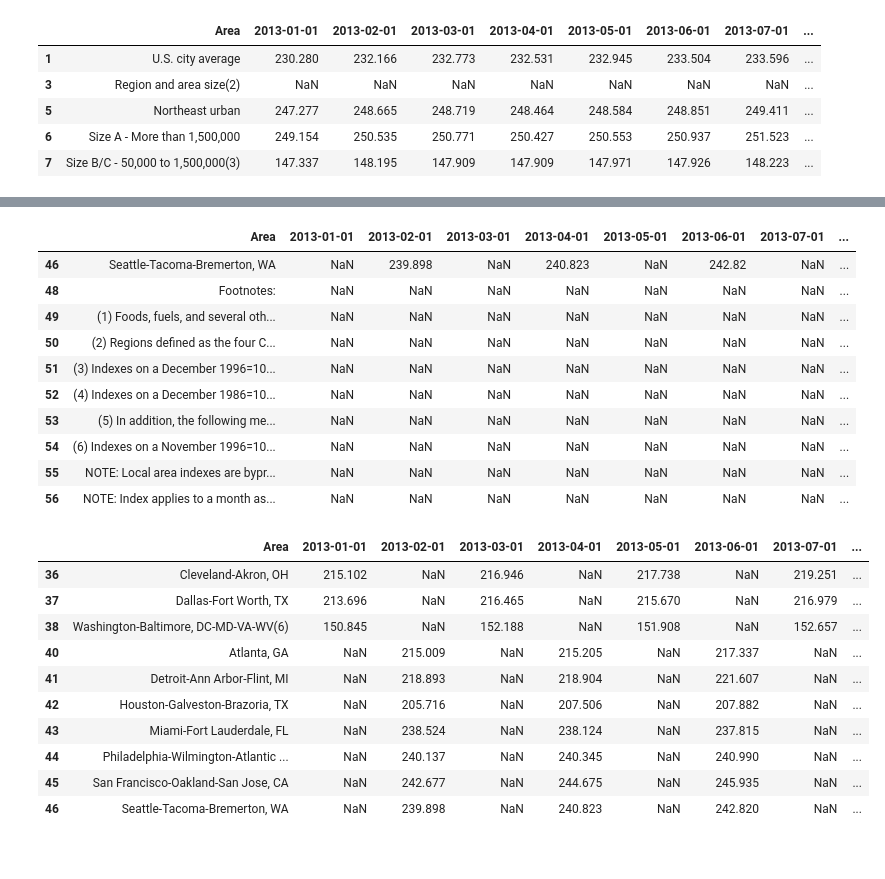
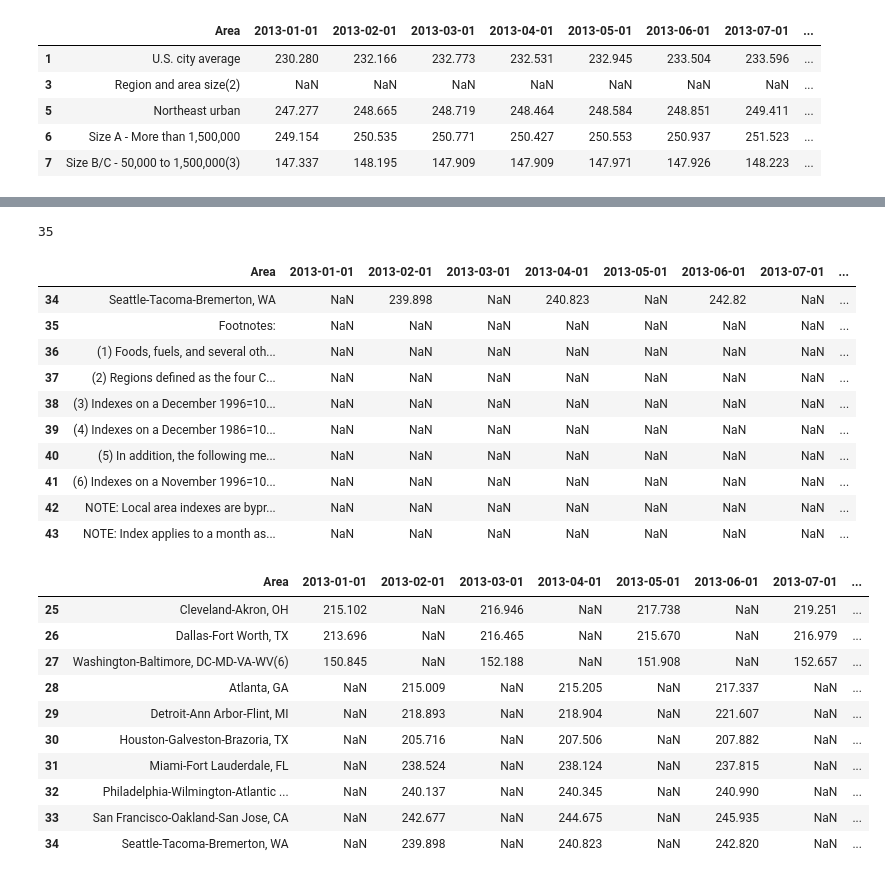
Before and after one commit to belindaho2828/Inflation_Project, a Jupyter notebook: CPI_ECI.ipynb, the cells around one changed output, grey strips where cells are left out. Drawn from its saved outputs; the diff is of its cells as text; code cells hidden in the pictures.

```diff
--- a/CPI_ECI.ipynb
+++ b/CPI_ECI.ipynb
@@ -320,3 +350,7 @@ cpi_regional_df.head()
 | 5 | Northeast urban | 247.277 | 248.665 | 248.719 | 248.464 | 248.584 | 248.851 | 249.411 | ... |
 | 6 | Size A - More than 1,500,000 | 249.154 | 250.535 | 250.771 | 250.427 | 250.553 | 250.937 | 251.523 | ... |
 | 7 | Size B/C - 50,000 to 1,500,000(3) | 147.337 | 148.195 | 147.909 | 147.909 | 147.971 | 147.926 | 148.223 | ... |
+# %%
+#reset index after dropping null rows
+cpi_regional_df.reset_index(drop = True, inplace = True)
+cpi_regional_df.head()
@@ -323,32 +364,38 @@ cpi_regional_df.head()
+# %%
+#find footnote row to delete all footnotes
+footnote = cpi_regional_df.index[cpi_regional_df['Area'] == 'Footnotes:'].tolist()[0]
+print(footnote)
+# %% [output]
+35
 # %%
-#search tail to remove footnotes
+#search tail to double check index
 cpi_regional_df.tail(10)
 # %% [output]
 |  | Area | 2013-01-01 | 2013-02-01 | 2013-03-01 | 2013-04-01 | 2013-05-01 | 2013-06-01 | 2013-07-01 | ... |
-| 46 | Seattle-Tacoma-Bremerton, WA | NaN | 239.898 | NaN | 240.823 | NaN | 242.82 | NaN | ... |
-| 48 | Footnotes: | NaN | NaN | NaN | NaN | NaN | NaN | NaN | ... |
-| 49 | (1) Foods, fuels, and several oth... | NaN | NaN | NaN | NaN | NaN | NaN | NaN | ... |
-| 50 | (2) Regions defined as the four C... | NaN | NaN | NaN | NaN | NaN | NaN | NaN | ... |
-| 51 | (3) Indexes on a December 1996=10... | NaN | NaN | NaN | NaN | NaN | NaN | NaN | ... |
-| 52 | (4) Indexes on a December 1986=10... | NaN | NaN | NaN | NaN | NaN | NaN | NaN | ... |
-| 53 | (5) In addition, the following me... | NaN | NaN | NaN | NaN | NaN | NaN | NaN | ... |
-| 54 | (6) Indexes on a November 1996=10... | NaN | NaN | NaN | NaN | NaN | NaN | NaN | ... |
-| 55 | NOTE: Local area indexes are bypr... | NaN | NaN | NaN | NaN | NaN | NaN | NaN | ... |
-| 56 | NOTE: Index applies to a month as... | NaN | NaN | NaN | NaN | NaN | NaN | NaN | ... |
+| 34 | Seattle-Tacoma-Bremerton, WA | NaN | 239.898 | NaN | 240.823 | NaN | 242.82 | NaN | ... |
+| 35 | Footnotes: | NaN | NaN | NaN | NaN | NaN | NaN | NaN | ... |
+| 36 | (1) Foods, fuels, and several oth... | NaN | NaN | NaN | NaN | NaN | NaN | NaN | ... |
+| 37 | (2) Regions defined as the four C... | NaN | NaN | NaN | NaN | NaN | NaN | NaN | ... |
+| 38 | (3) Indexes on a December 1996=10... | NaN | NaN | NaN | NaN | NaN | NaN | NaN | ... |
+| 39 | (4) Indexes on a December 1986=10... | NaN | NaN | NaN | NaN | NaN | NaN | NaN | ... |
+| 40 | (5) In addition, the following me... | NaN | NaN | NaN | NaN | NaN | NaN | NaN | ... |
+| 41 | (6) Indexes on a November 1996=10... | NaN | NaN | NaN | NaN | NaN | NaN | NaN | ... |
+| 42 | NOTE: Local area indexes are bypr... | NaN | NaN | NaN | NaN | NaN | NaN | NaN | ... |
+| 43 | NOTE: Index applies to a month as... | NaN | NaN | NaN | NaN | NaN | NaN | NaN | ... |
 # %%
-#remove rows indexed 48-56 that contain footnotes. Regional groupings were different as were size classifications between 2013-2023.
+#remove rows that contain footnotes. Regional groupings were different as were size classifications between 2013-2023.
 #for those that had consistent groupings, basing was the same in footnotes
-cpi_regional_df = cpi_regional_df.drop(index=range(48,57))
+cpi_regional_df = cpi_regional_df.drop(index=range(footnote,len(cpi_regional_df)))
 cpi_regional_df.tail(10)
 # %% [output]
 |  | Area | 2013-01-01 | 2013-02-01 | 2013-03-01 | 2013-04-01 | 2013-05-01 | 2013-06-01 | 2013-07-01 | ... |
-| 36 | Cleveland-Akron, OH | 215.102 | NaN | 216.946 | NaN | 217.738 | NaN | 219.251 | ... |
-| 37 | Dallas-Fort Worth, TX | 213.696 | NaN | 216.465 | NaN | 215.670 | NaN | 216.979 | ... |
-| 38 | Washington-Baltimore, DC-MD-VA-WV(6) | 150.845 | NaN | 152.188 | NaN | 151.908 | NaN | 152.657 | ... |
-| 40 | Atlanta, GA | NaN | 215.009 | NaN | 215.205 | NaN | 217.337 | NaN | ... |
-| 41 | Detroit-Ann Arbor-Flint, MI | NaN | 218.893 | NaN | 218.904 | NaN | 221.607 | NaN | ... |
-| 42 | Houston-Galveston-Brazoria, TX | NaN | 205.716 | NaN | 207.506 | NaN | 207.882 | NaN | ... |
-| 43 | Miami-Fort Lauderdale, FL | NaN | 238.524 | NaN | 238.124 | NaN | 237.815 | NaN | ... |
-| 44 | Philadelphia-Wilmington-Atlantic ... | NaN | 240.137 | NaN | 240.345 | NaN | 240.990 | NaN | ... |
-| 45 | San Francisco-Oakland-San Jose, CA | NaN | 242.677 | NaN | 244.675 | NaN | 245.935 | NaN | ... |
-| 46 | Seattle-Tacoma-Bremerton, WA | NaN | 239.898 | NaN | 240.823 | NaN | 242.820 | NaN | ... |
+| 25 | Cleveland-Akron, OH | 215.102 | NaN | 216.946 | NaN | 217.738 | NaN | 219.251 | ... |
+| 26 | Dallas-Fort Worth, TX | 213.696 | NaN | 216.465 | NaN | 215.670 | NaN | 216.979 | ... |
+| 27 | Washington-Baltimore, DC-MD-VA-WV(6) | 150.845 | NaN | 152.188 | NaN | 151.908 | NaN | 152.657 | ... |
+| 28 | Atlanta, GA | NaN | 215.009 | NaN | 215.205 | NaN | 217.337 | NaN | ... |
+| 29 | Detroit-Ann Arbor-Flint, MI | NaN | 218.893 | NaN | 218.904 | NaN | 221.607 | NaN | ... |
+| 30 | Houston-Galveston-Brazoria, TX | NaN | 205.716 | NaN | 207.506 | NaN | 207.882 | NaN | ... |
+| 31 | Miami-Fort Lauderdale, FL | NaN | 238.524 | NaN | 238.124 | NaN | 237.815 | NaN | ... |
+| 32 | Philadelphia-Wilmington-Atlantic ... | NaN | 240.137 | NaN | 240.345 | NaN | 240.990 | NaN | ... |
+| 33 | San Francisco-Oakland-San Jose, CA | NaN | 242.677 | NaN | 244.675 | NaN | 245.935 | NaN | ... |
+| 34 | Seattle-Tacoma-Bremerton, WA | NaN | 239.898 | NaN | 240.823 | NaN | 242.820 | NaN | ... |
```
Also changed, not shown: parts of 16 cells of this notebook, 5 other files.
